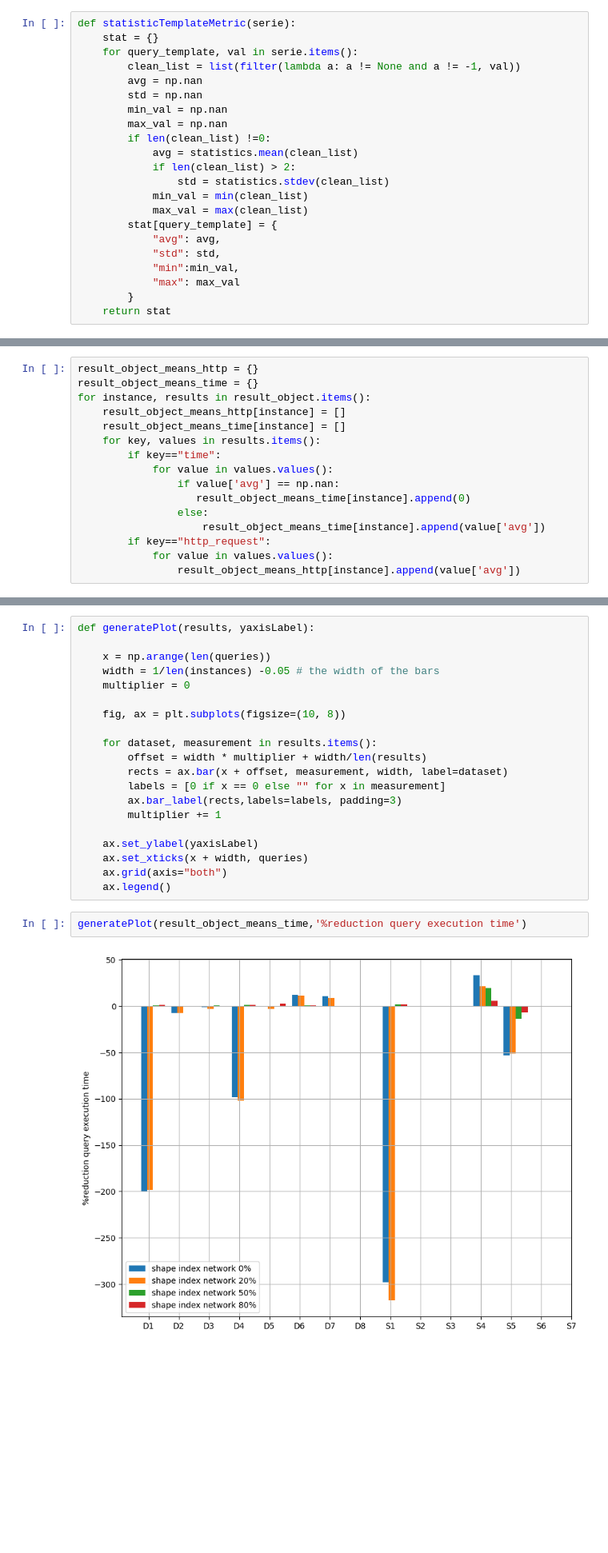
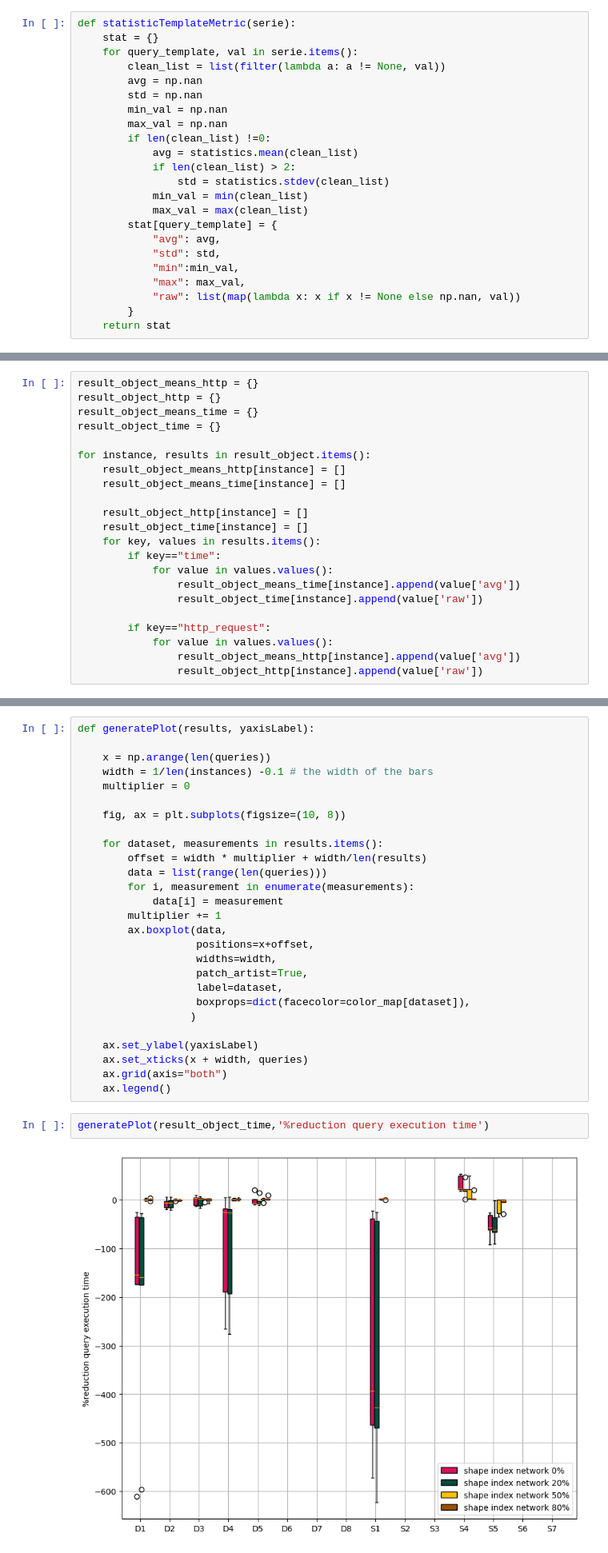
Before and after one commit to shapeIndexComunicaExperiment/analysis, a Jupyter notebook: notebooks/variation_percentage_shape_index-Copy1.ipynb, the cells around one changed output, grey strips where cells are left out. Shown at 80% size. Saved outputs shown, nothing was run; the diff lists cells and outputs as text; blank space fills up the shorter version.

Commit message:
change bar plot to box plots

```diff
--- a/notebooks/variation_percentage_shape_index-Copy1.ipynb
+++ b/notebooks/variation_percentage_shape_index-Copy1.ipynb
@@ -176,7 +176,7 @@ plotOneQueryExecutionTime(evalInstances,"interactive-short-7", color_map)
 def statisticTemplateMetric(serie):
     stat = {}
     for query_template, val in serie.items():
-        clean_list = list(filter(lambda a: a != None and a != -1, val))
+        clean_list = list(filter(lambda a: a != None, val))
         avg = np.nan
         std = np.nan
         min_val = np.nan
@@ -191,7 +191,8 @@ def statisticTemplateMetric(serie):
             "avg": avg,
             "std": std,
             "min":min_val,
-            "max": max_val
+            "max": max_val,
+            "raw": list(map(lambda x: x if x != None else np.nan, val))
         }
     return stat
 # %%
@@ -233,20 +234,26 @@ result_object['shape index network 50%']
 # Reduction by query templates figure
 # %%
 result_object_means_http = {}
+result_object_http = {}
 result_object_means_time = {}
+result_object_time = {}
+
 for instance, results in result_object.items():
     result_object_means_http[instance] = []
     result_object_means_time[instance] = []
+
+    result_object_http[instance] = []
+    result_object_time[instance] = []
     for key, values in results.items():
         if key=="time":
             for value in values.values():
-                if value['avg'] == np.nan:
-                   result_object_means_time[instance].append(0)
-                else:
-                    result_object_means_time[instance].append(value['avg'])
+                result_object_means_time[instance].append(value['avg'])
+                result_object_time[instance].append(value['raw'])
+
         if key=="http_request":
             for value in values.values():
                 result_object_means_http[instance].append(value['avg'])
+                result_object_http[instance].append(value['raw'])
 # %%
 query_map = {
         "interactive-discover-1": "D1",
@@ -271,24 +278,31 @@ queries = query_map.values()
 def generatePlot(results, yaxisLabel):
 
     x = np.arange(len(queries))
-    width = 1/len(instances) -0.05 # the width of the bars
+    width = 1/len(instances) -0.1 # the width of the bars
     multiplier = 0
 
     fig, ax = plt.subplots(figsize=(10, 8))
 
-    for dataset, measurement in results.items():
+    for dataset, measurements in results.items():
         offset = width * multiplier + width/len(results)
-        rects = ax.bar(x + offset, measurement, width, label=dataset)
-        labels = [0 if x == 0 else "" for x in measurement]
-        ax.bar_label(rects,labels=labels, padding=3)
+        data = list(range(len(queries)))
+        for i, measurement in enumerate(measurements):
+            data[i] = measurement
         multiplier += 1
+        ax.boxplot(data,
+                   positions=x+offset,
+                   widths=width,
+                   patch_artist=True,
+                   label=dataset,
+                   boxprops=dict(facecolor=color_map[dataset]),
+                  )
 
     ax.set_ylabel(yaxisLabel)
     ax.set_xticks(x + width, queries)
     ax.grid(axis="both")
     ax.legend()
 # %%
-generatePlot(result_object_means_time,'%reduction query execution time')
+generatePlot(result_object_time,'%reduction query execution time')
 # %% [output]
-[figure, old version]
+[figure, new version]
 # %%
```
Also changed, not shown: parts of 2 cells of this notebook, 3 other files.
